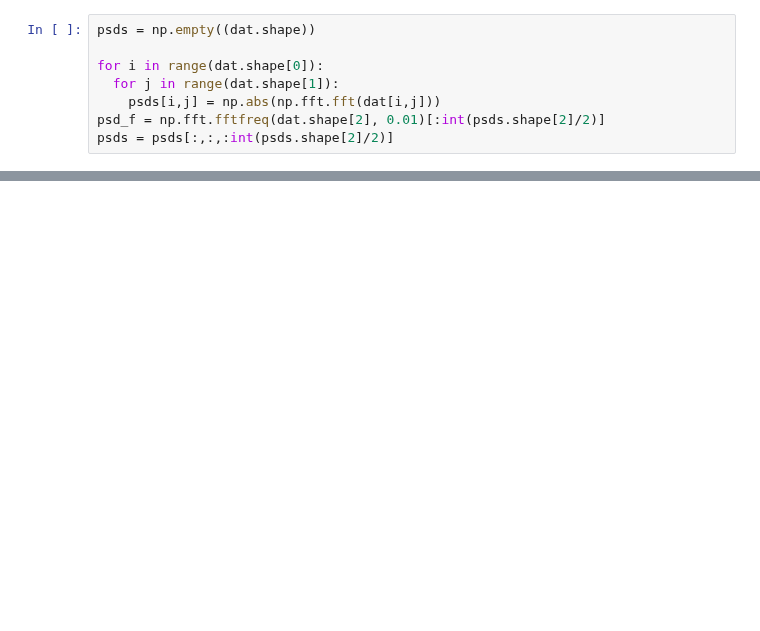
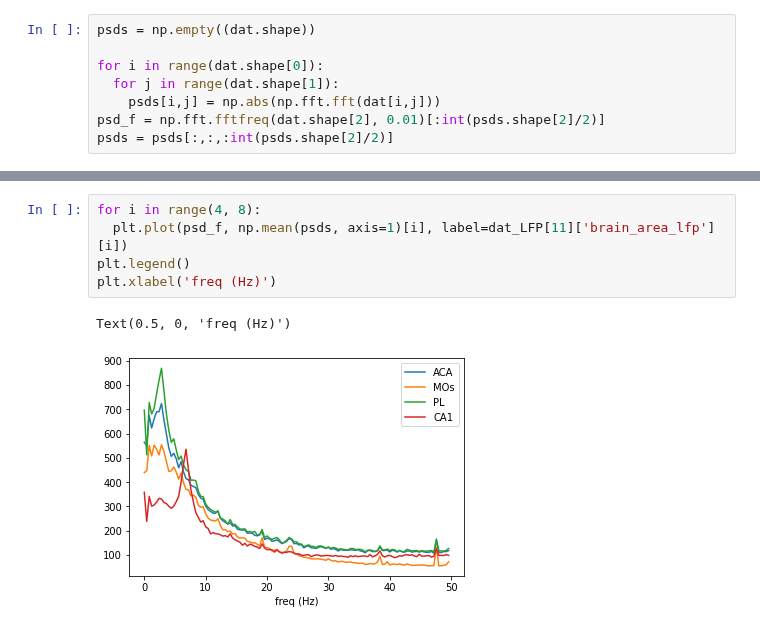
Before and after one commit to kayteeflick/nma_cn_flow_state, a Jupyter notebook: PSDs.ipynb, the cells around one changed output, grey strips where cells are left out. Saved outputs shown, nothing was run; the diff lists cells and outputs as text; blank space fills up the shorter version.

```diff
--- a/PSDs.ipynb
+++ b/PSDs.ipynb
@@ -95,0 +115,8 @@ np.fft.fftfreq?
+# %%
+for i in range(4, 8):
+  plt.plot(psd_f, np.mean(psds, axis=1)[i], label=dat_LFP[11]['brain_area_lfp'][i])
+plt.legend()
+plt.xlabel('freq (Hz)')
+# %% [output]
+Text(0.5, 0, 'freq (Hz)')
+[figure, added]
```
Also changed, not shown: parts of 8 cells of this notebook.
